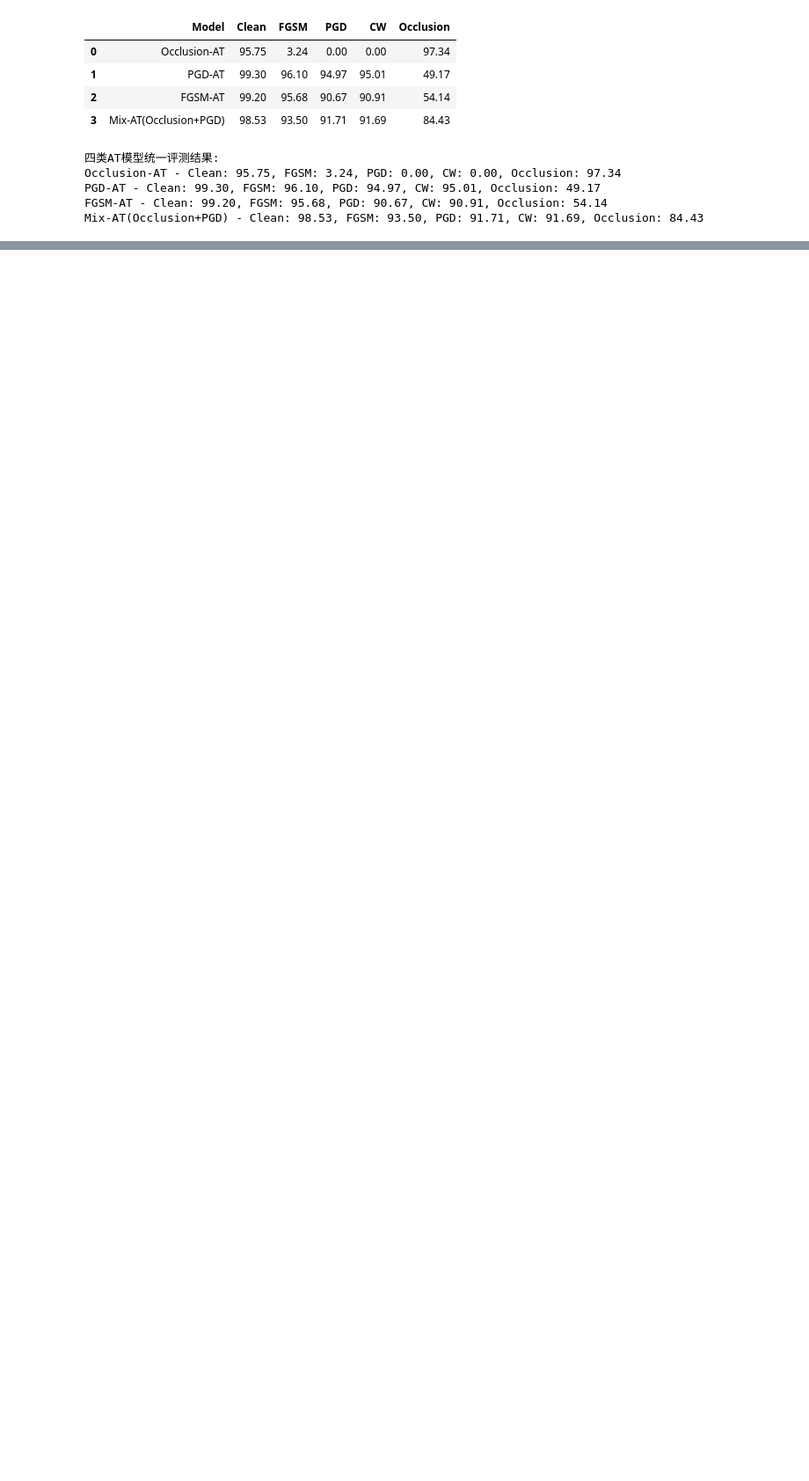
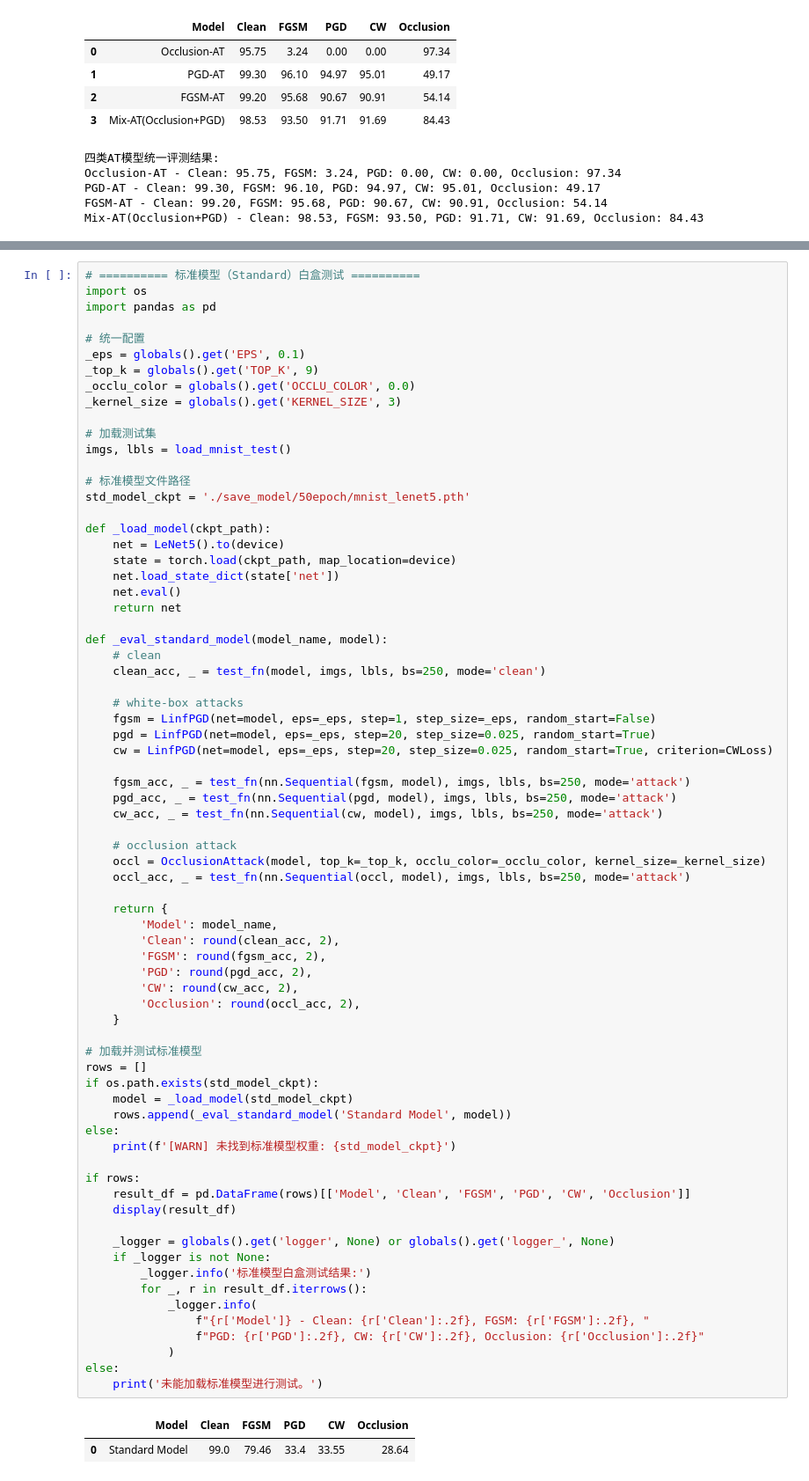
Before and after one commit to vinegarist/adversarial-defense, a Jupyter notebook: 11. 基于遮蔽攻击的对抗性训练.ipynb, the cells around one changed output, grey strips where cells are left out. Shown at 88% size. Saved outputs shown, nothing was run; the diff lists cells and outputs as text; blank space fills up the shorter version.

```diff
--- a/11. 基于遮蔽攻击的对抗性训练.ipynb
+++ b/11. 基于遮蔽攻击的对抗性训练.ipynb
@@ -1264,3 +1262,78 @@ plot_clean_and_adv(
 [figure]
 [figure]
 [figure]
+# %%
+# ========== 标准模型（Standard）白盒测试 ==========
+import os
+import pandas as pd
+
+# 统一配置
+_eps = globals().get('EPS', 0.1)
+_top_k = globals().get('TOP_K', 9)
+_occlu_color = globals().get('OCCLU_COLOR', 0.0)
+_kernel_size = globals().get('KERNEL_SIZE', 3)
+
+# 加载测试集
+imgs, lbls = load_mnist_test()
+
+# 标准模型文件路径
+std_model_ckpt = './save_model/50epoch/mnist_lenet5.pth'
+
+def _load_model(ckpt_path):
+    net = LeNet5().to(device)
+    state = torch.load(ckpt_path, map_location=device)
+    net.load_state_dict(state['net'])
+    net.eval()
+    return net
+
+def _eval_standard_model(model_name, model):
+    # clean
+    clean_acc, _ = test_fn(model, imgs, lbls, bs=250, mode='clean')
+
+    # white-box attacks
+    fgsm = LinfPGD(net=model, eps=_eps, step=1, step_size=_eps, random_start=False)
+    pgd = LinfPGD(net=model, eps=_eps, step=20, step_size=0.025, random_start=True)
+    cw = LinfPGD(net=model, eps=_eps, step=20, step_size=0.025, random_start=True, criterion=CWLoss)
+
+    fgsm_acc, _ = test_fn(nn.Sequential(fgsm, model), imgs, lbls, bs=250, mode='attack')
+    pgd_acc, _ = test_fn(nn.Sequential(pgd, model), imgs, lbls, bs=250, mode='attack')
+    cw_acc, _ = test_fn(nn.Sequential(cw, model), imgs, lbls, bs=250, mode='attack')
+
+    # occlusion attack
+    occl = OcclusionAttack(model, top_k=_top_k, occlu_color=_occlu_color, kernel_size=_kernel_size)
+    occl_acc, _ = test_fn(nn.Sequential(occl, model), imgs, lbls, bs=250, mode='attack')
+
+    return {
+        'Model': model_name,
+        'Clean': round(clean_acc, 2),
+        'FGSM': round(fgsm_acc, 2),
+        'PGD': round(pgd_acc, 2),
+        'CW': round(cw_acc, 2),
+        'Occlusion': round(occl_acc, 2),
+    }
+
+# 加载并测试标准模型
+rows = []
+if os.path.exists(std_model_ckpt):
+    model = _load_model(std_model_ckpt)
+    rows.append(_eval_standard_model('Standard Model', model))
+else:
+    print(f'[WARN] 未找到标准模型权重: {std_model_ckpt}')
+
+if rows:
+    result_df = pd.DataFrame(rows)[['Model', 'Clean', 'FGSM', 'PGD', 'CW', 'Occlusion']]
+    display(result_df)
+
+    _logger = globals().get('logger', None) or globals().get('logger_', None)
+    if _logger is not None:
+        _logger.info('标准模型白盒测试结果:')
+        for _, r in result_df.iterrows():
+            _logger.info(
+                f"{r['Model']} - Clean: {r['Clean']:.2f}, FGSM: {r['FGSM']:.2f}, "
+                f"PGD: {r['PGD']:.2f}, CW: {r['CW']:.2f}, Occlusion: {r['Occlusion']:.2f}"
+            )
+else:
+    print('未能加载标准模型进行测试。')
+# %% [output]
+|  | Model | Clean | FGSM | PGD | CW | Occlusion |
+| 0 | Standard Model | 99.0 | 79.46 | 33.4 | 33.55 | 28.64 |
```
Also changed, not shown: parts of 3 cells of this notebook, 1 other file.
